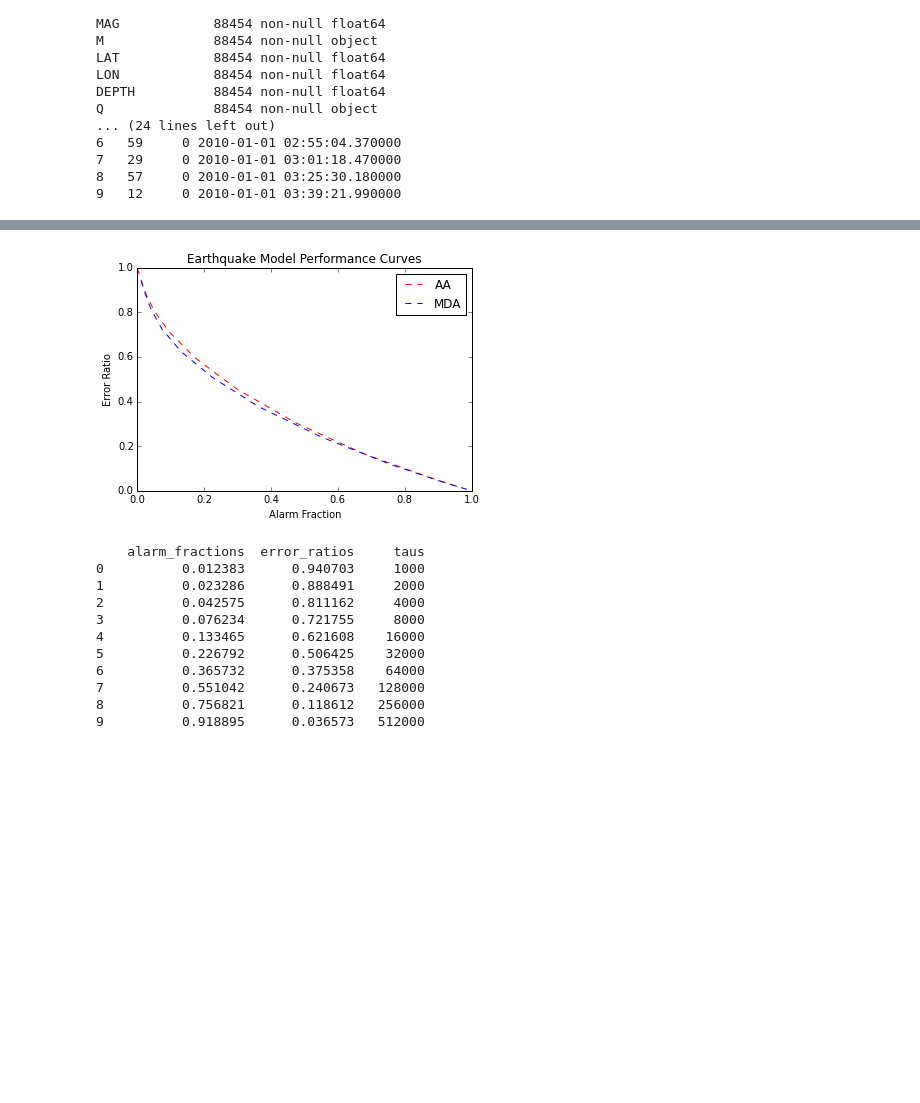
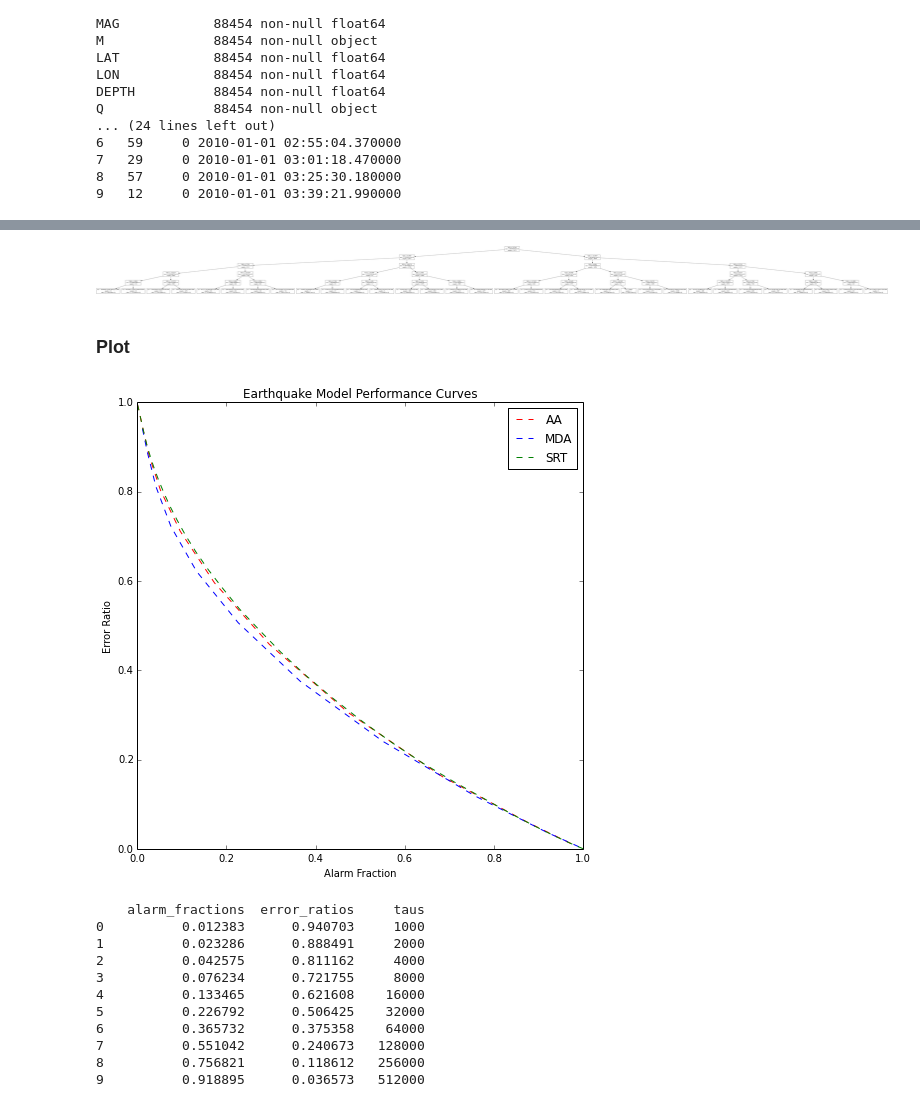
Before and after one commit to AlvinYuan/analyzers, a Jupyter notebook: notebooks/CS294.ipynb, the cells around one changed output, grey strips where cells are left out. Cells and saved outputs as stored; diff of their text form; code cells hidden in the pictures; blank space fills up the shorter version.

Commit message:
add regression tree model structure. some general cleaning up too.

```diff
--- a/notebooks/CS294.ipynb
+++ b/notebooks/CS294.ipynb
@@ -80,38 +110,33 @@ print num_events
+# %%
+"""
+Immediate start offsets using smallest time delta considered
+"""
+SMALLEST_TIMEDELTA = np.timedelta64(1, "ms")
+def immediate_start_offsets(num_events):
+    return SMALLEST_TIMEDELTA * np.ones([num_events, 1])
 # %%
 """
-Uses basic MDA model (tau*u^mag) to predict earthquakes.
+Basic MDA model (tau*u^mag)
 Returns a Nx2 matrix, where each row is a (start, end) datetime pair
     representing the alarm for a particular event (N events total).
 """
 def mda(event_times, event_magnitudes, tau=700, u=4):
-    num_events = event_times.shape[0]
-    start_offset = np.timedelta64(1, "ms")
-    event_times2 = np.repeat(event_times, 2, axis=1)
-    start_offsets = start_offset * np.ones([num_events, 1])
+    start_offsets = immediate_start_offsets(event_times.shape[0])
 
     # MDA
-    stop_offsets = np.timedelta64(1, "ms") * np.floor( tau * np.power(u, event_magnitudes) )
+    stop_offsets = SMALLEST_TIMEDELTA * np.floor( tau * np.power(u, event_magnitudes) )
 
-    offsets = np.concatenate((np.mat(start_offsets), np.mat(stop_offsets)), axis=1)
-    alarms = event_times2 + offsets
-
-    return alarms
+    return alarms_from_offsets(event_times, start_offsets, stop_offsets)
 # %%
 """
-Uses basic automatic alarm to predict earthquakes.
+Basic automatic alarm (constant time offset).
 Returns a Nx2 matrix, where each row is a (start, end) datetime pair
     representing the alarm for a particular event (N events total).
 """
 def automatic_alarm(event_times, alarm_length=1000):
-    num_events = event_times.shape[0]
-    start_offset = np.timedelta64(1, "ms")
-    event_times2 = np.repeat(event_times, 2, axis=1)
-    start_offsets = start_offset * np.ones([num_events, 1])
+    start_offsets = immediate_start_offsets(event_times.shape[0])
 
     # Automatic alarm
-    stop_offsets = np.timedelta64(alarm_length, "ms") * np.ones([num_events, 1])
+    stop_offsets = SMALLEST_TIMEDELTA * alarm_length * np.ones([num_events, 1])
 
-    offsets = np.concatenate((np.mat(start_offsets), np.mat(stop_offsets)), axis=1)
-    alarms = event_times2 + offsets
-
-    return alarms
+    return alarms_from_offsets(event_times, start_offsets, stop_offsets)
@@ -138,6 +216,6 @@ def process_alarms(event_times, alarms):
         )
     return predicted, time_contributions
 
-alarms = mda(event_times, event_magnitudes)
-predicted, time_contributions = process_alarms(event_times, alarms)
+alarms_trial = mda(event_times_trial, event_magnitudes_trial)
+predicted_trial, time_contributions_trial = process_alarms(event_times_trial, alarms_trial)
 # %% [output]
@@ -211,19 +341,43 @@ Wall time: 163 ms
+# %%
+from sklearn import tree
+import StringIO
+import pydot
+from IPython.display import Image
+
+# From HW3
+
+def display_tree(tmodel):
+    dot_data = StringIO.StringIO()
+    tree.export_graphviz(tmodel, out_file=dot_data)
+    graph = pydot.graph_from_dot_data(dot_data.getvalue())
+    return Image(graph.create_png())
+
+display_tree(rt_model)
+# If too hard to read, right click and view image or copy image location and paste url into new tab
+# %% [output]
+[figure, added]
+# %% [markdown]
+### Plot
 # %%
 """
 Plot the commonly used chart
 Based off HW1 precision vs. recall plot
 """
 import pylab
 %matplotlib inline
+pylab.figure(figsize=(8,8))
 pylab.title("Earthquake Model Performance Curves")
 pylab.xlabel("Alarm Fraction")
 pylab.ylabel("Error Ratio")
+pylab.xlim([0,1])
+pylab.ylim([0,1])
 pylab.plot(aa_alarm_fractions, aa_error_ratios,'r--', label="AA")
 pylab.plot(mda_alarm_fractions, mda_error_ratios, 'b--', label="MDA")
+pylab.plot(srt_alarm_fractions, srt_error_ratios, 'g--', label="SRT")
 pylab.legend()
 pylab.show()
 # %% [output]
-[figure, old version]
+[figure, new version]
 # %%
 """
 Sanity check
```
Also changed, not shown: parts of 21 cells of this notebook.
